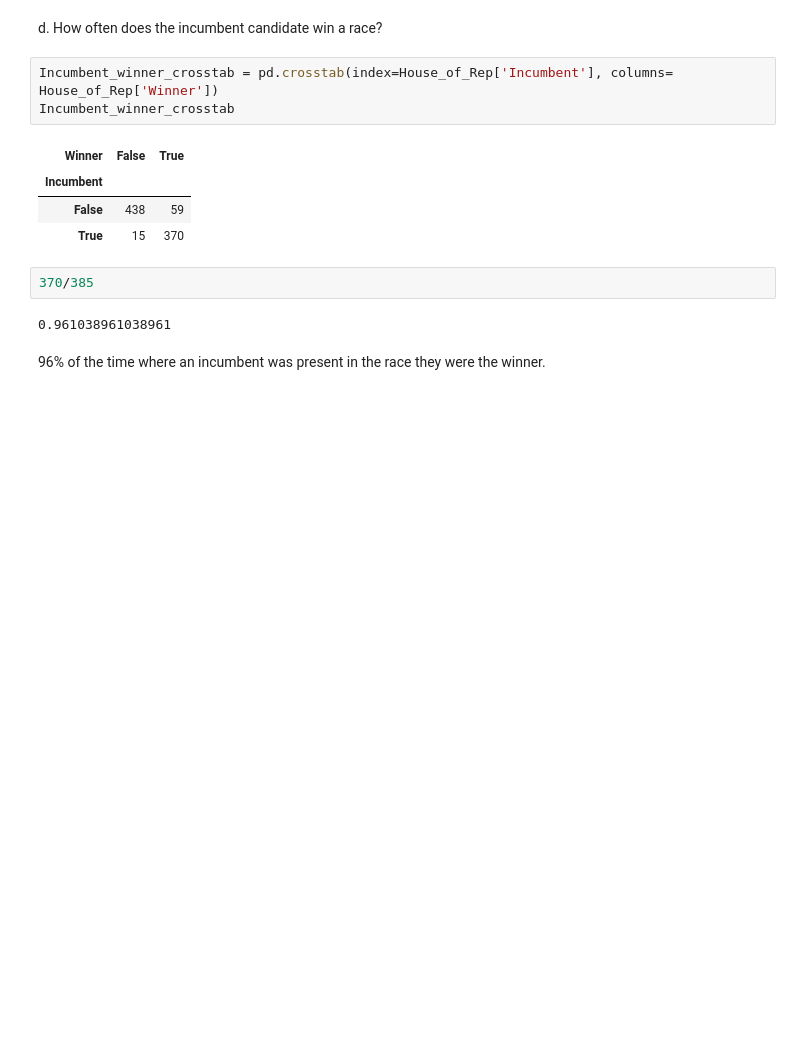
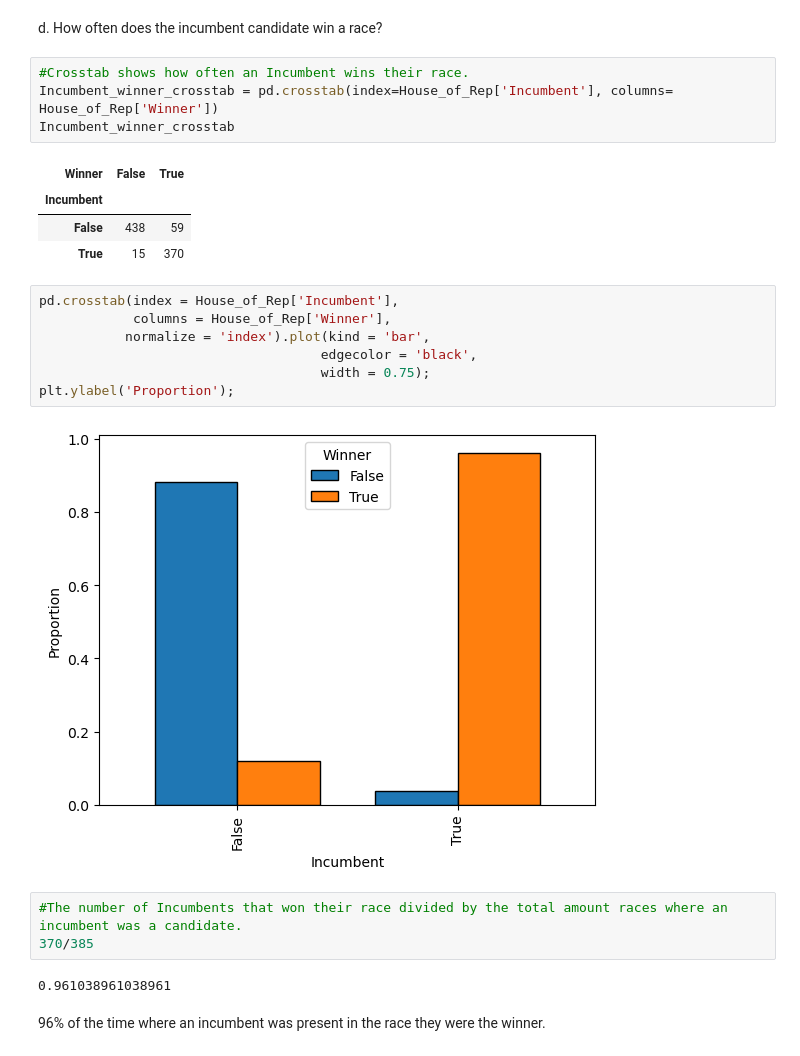
Before and after one commit to KagonDeans/webscraping-open-secrets, a Jupyter notebook: notebooks/HOR_EDA.ipynb, the cells around one changed output. Cells and saved outputs as stored; diff of their text form; blank space fills up the shorter version.

```diff
--- a/notebooks/HOR_EDA.ipynb
+++ b/notebooks/HOR_EDA.ipynb
@@ -201,6 +168,7 @@ Length: 882, dtype: int64
 # %% [markdown]
 d. How often does the incumbent candidate win a race?
 # %%
+#Crosstab shows how often an Incumbent wins their race.
 Incumbent_winner_crosstab = pd.crosstab(index=House_of_Rep['Incumbent'], columns= House_of_Rep['Winner'])
 Incumbent_winner_crosstab
 # %% [output]
@@ -208,7 +176,17 @@ Incumbent_winner_crosstab
 | Incumbent |  |  |
 | False | 438 | 59 |
 | True | 15 | 370 |
+# %%
+pd.crosstab(index = House_of_Rep['Incumbent'],
+            columns = House_of_Rep['Winner'],
+           normalize = 'index').plot(kind = 'bar',
+                                    edgecolor = 'black',
+                                    width = 0.75);
+plt.ylabel('Proportion');
+# %% [output]
+[figure, added]
 # %%
+#The number of Incumbents that won their race divided by the total amount races where an incumbent was a candidate.
 370/385
 # %% [output]
 0.961038961038961
```
Also changed, not shown: parts of 27 cells of this notebook.
